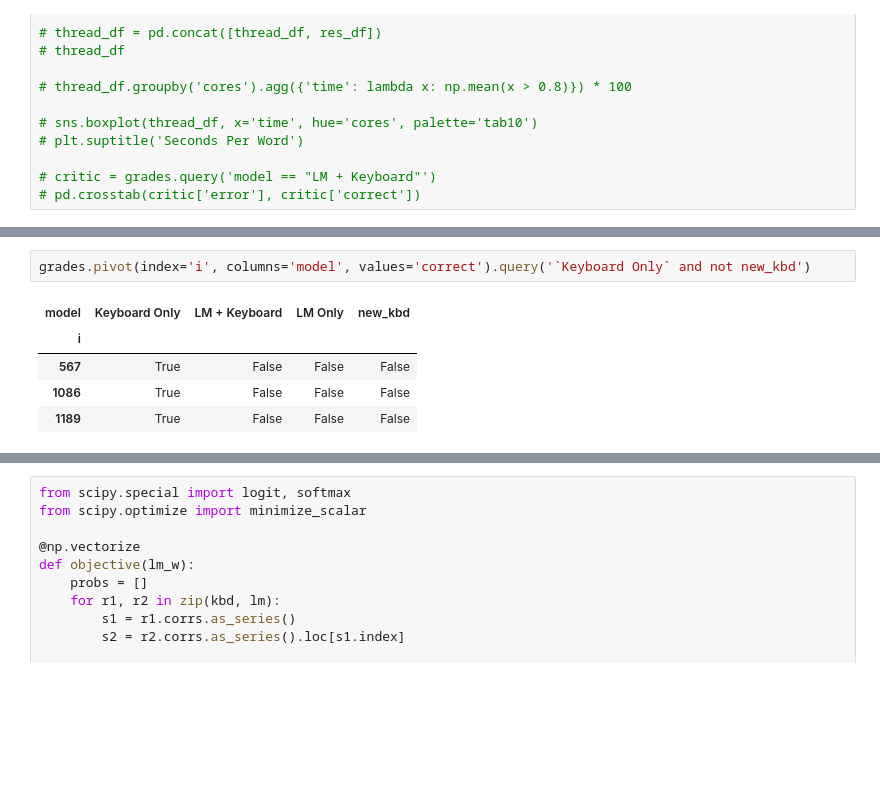
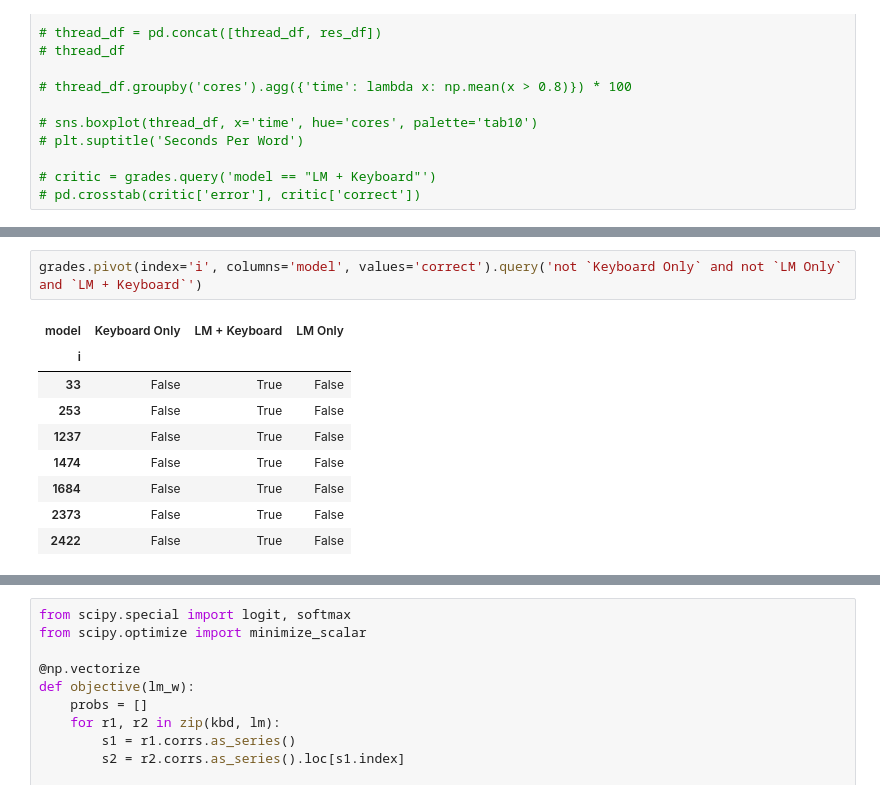
Before and after one commit to csce585-mlsystems/critic-llm, a Jupyter notebook: notebooks/evaluation.ipynb, the cells around one changed output, grey strips where cells are left out. Drawn from its saved outputs; the diff is of its cells as text; blank space fills up the shorter version.

```diff
--- a/notebooks/evaluation.ipynb
+++ b/notebooks/evaluation.ipynb
@@ -238,11 +214,15 @@ grades.query('in_list and error').groupby('model').mean().drop(columns=['i', 'in
 # %%
-grades.pivot(index='i', columns='model', values='correct').query('`Keyboard Only` and not new_kbd')
+grades.pivot(index='i', columns='model', values='correct').query('not `Keyboard Only` and not `LM Only` and `LM + Keyboard`')
 # %% [output]
-| model | Keyboard Only | LM + Keyboard | LM Only | new_kbd |
-| i |  |  |  |  |
-| 567 | True | False | False | False |
-| 1086 | True | False | False | False |
-| 1189 | True | False | False | False |
+| model | Keyboard Only | LM + Keyboard | LM Only |
+| i |  |  |  |
+| 33 | False | True | False |
+| 253 | False | True | False |
+| 1237 | False | True | False |
+| 1474 | False | True | False |
+| 1684 | False | True | False |
+| 2373 | False | True | False |
+| 2422 | False | True | False |
 # %%
 with open('results/kbd_probs.pkl' , 'rb') as f:
     kbd = pickle.load(f)
```
Also changed, not shown: parts of 17 cells of this notebook, 7 other files.
